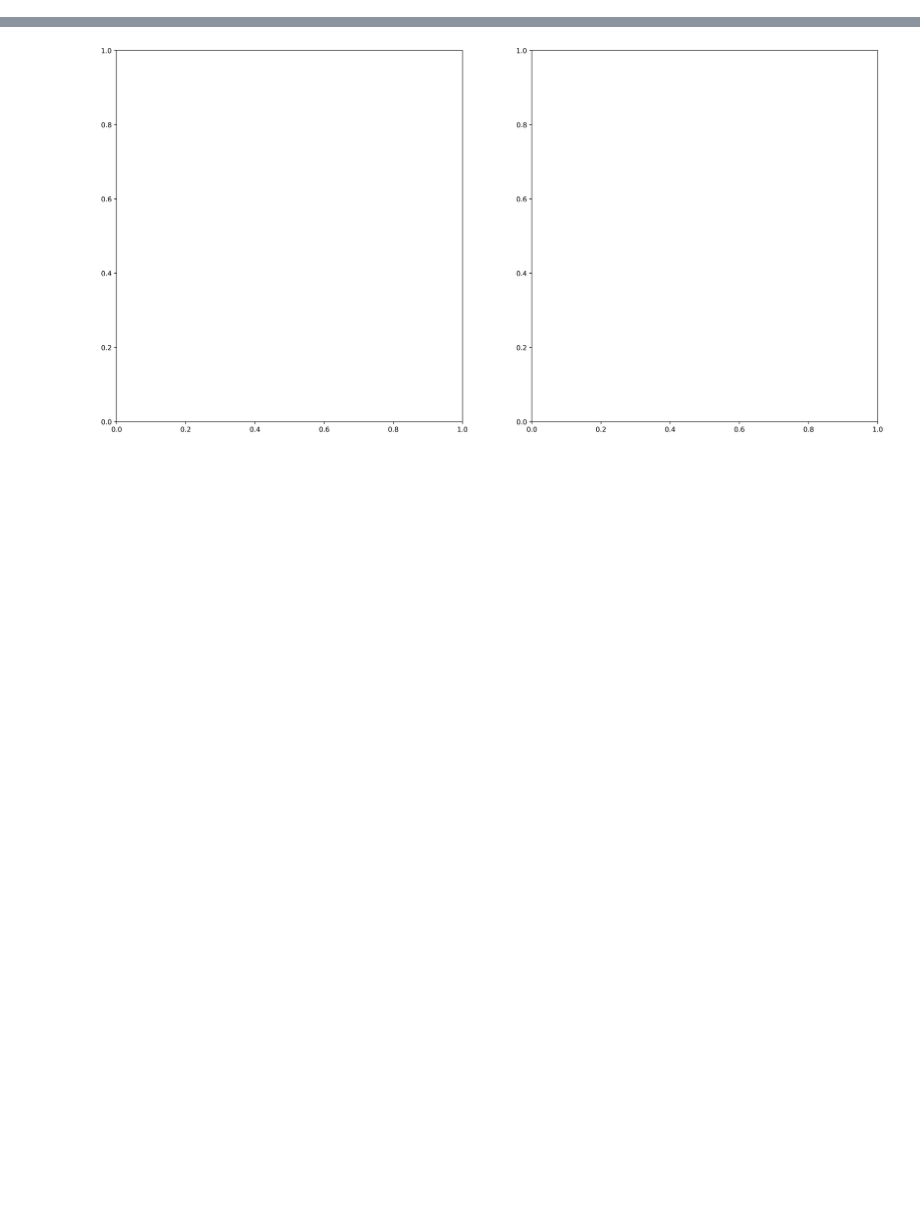
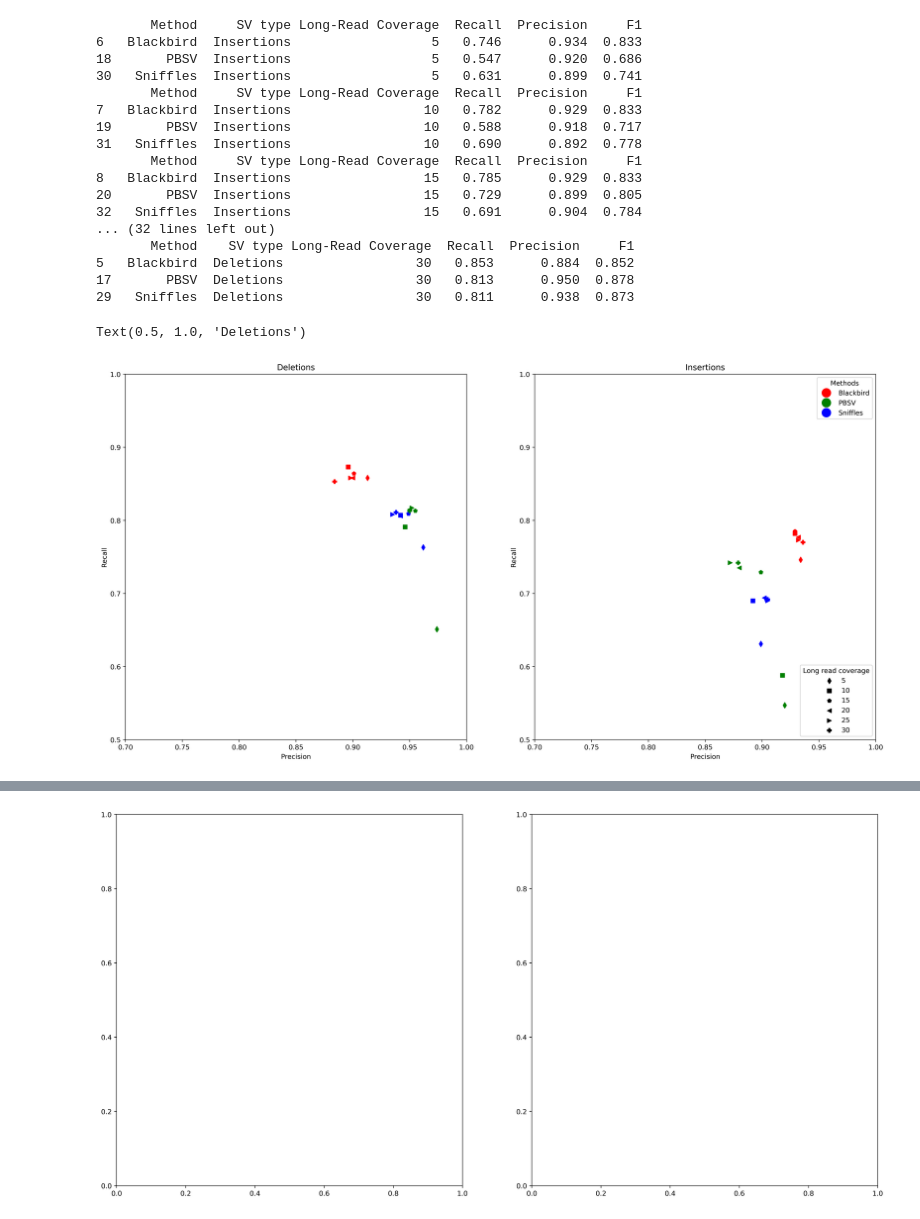
Before and after one commit to 1dayac/blackbird_supplementary, a Jupyter notebook: plots/draw_plots.ipynb, the cells around one changed output, grey strips where cells are left out. Cells and saved outputs as stored; diff of their text form; code cells hidden in the pictures; blank space fills up the shorter version.

Commit message:
Redo figure

```diff
--- a/plots/draw_plots.ipynb
+++ b/plots/draw_plots.ipynb
@@ -291,0 +284,78 @@ Sniffles
+# %%
+fig, axs = plt.subplots(1, 2, figsize =(20,10))
+font = {'family' : 'normal',
+        'size'   : 10}
+plt.rc('font', **font)
+plt.rcParams['figure.dpi'] = 400
+
+
+df_ins = df_long[(df_long["SV type"] == "Insertions")]
+df_del = df_long[(df_long["SV type"] == "Deletions")]
+colors = {'Blackbird' : 'red', 'Sniffles':'blue', "PBSV" : 'green'}
+marker = {5 : 'd', 10 : 's', 15 : 'p', 20 : '<', 25 : '>', 30 : 'P'}
+
+groups = df_ins.groupby("Long-Read Coverage")
+
+dd = {}
+for name, group in groups:
+    print(group)
+    #dd[name] = axs[1].scatter(group.Precision, group.Recall, marker = d[name], c = group["SV type"].map(colors), label = d[name])
+    dd[name] = axs[1].scatter(group.Precision, group.Recall, marker = marker[name], c = group["Method"].map(colors))
+axs[1].set_ylim((0.5,1))
+axs[1].set_xlim((0.7,1))
+axs[1].set_xlabel("Precision")
+axs[1].set_ylabel("Recall")
+axs[1].set_title("Insertions")
+from matplotlib.legend import Legend
+
+axs[1].legend((dd[5], dd[10], dd[15], dd[20], dd[25], dd[30]), ('5', '10', '15', '20', '25', '30'), title = "Long read coverage", loc='lower right')
+from matplotlib.lines import Line2D
+#axs[1].legend(('Blackbird', 'PBSV', 'Sniffles'), loc='upper right')
+legend_elements = [Line2D([0], [0], marker='o', color='w', label='Blackbird',
+                          markerfacecolor='red', markersize=15),
+                           Line2D([0], [0], marker='o', color='w', label='PBSV',
+                          markerfacecolor='g', markersize=15),
+                           Line2D([0], [0], marker='o', color='w', label='Sniffles',
+                          markerfacecolor='blue', markersize=15)]
+axs[1].add_artist(Legend(axs[1],title = "Methods", handles=legend_elements, labels = ["Blackbird", "PBSV", "Sniffles"], loc = 'upper right'))
+
+axs[1].get_legend().legendHandles[0].set_color('black')
+axs[1].get_legend().legendHandles[1].set_color('black')
+axs[1].get_legend().legendHandles[2].set_color('black')
+axs[1].get_legend().legendHandles[3].set_color('black')
+axs[1].get_legend().legendHandles[4].set_color('black')
+axs[1].get_legend().legendHandles[5].set_color('black')
+
+
+groups = df_del.groupby("Long-Read Coverage")
+
+dd = {}
+for name, group in groups:
+    print(group)
+    #dd[name] = axs[1].scatter(group.Precision, group.Recall, marker = d[name], c = group["SV type"].map(colors), label = d[name])
+    dd[name] = axs[0].scatter(group.Precision, group.Recall, marker = marker[name], c = group["Method"].map(colors))
+axs[0].set_ylim((0.5,1))
+axs[0].set_xlim((0.7,1))
+axs[0].set_xlabel("Precision")
+axs[0].set_ylabel("Recall")
+axs[0].set_title("Deletions")
+# %% [output]
+       Method     SV type Long-Read Coverage  Recall  Precision     F1
+6   Blackbird  Insertions                  5   0.746      0.934  0.833
+18       PBSV  Insertions                  5   0.547      0.920  0.686
+30   Sniffles  Insertions                  5   0.631      0.899  0.741
+       Method     SV type Long-Read Coverage  Recall  Precision     F1
+7   Blackbird  Insertions                 10   0.782      0.929  0.833
+19       PBSV  Insertions                 10   0.588      0.918  0.717
+31   Sniffles  Insertions                 10   0.690      0.892  0.778
+       Method     SV type Long-Read Coverage  Recall  Precision     F1
+8   Blackbird  Insertions                 15   0.785      0.929  0.833
+20       PBSV  Insertions                 15   0.729      0.899  0.805
+32   Sniffles  Insertions                 15   0.691      0.904  0.784
+... (32 lines left out)
+       Method    SV type Long-Read Coverage  Recall  Precision     F1
+5   Blackbird  Deletions                 30   0.853      0.884  0.852
+17       PBSV  Deletions                 30   0.813      0.950  0.878
+29   Sniffles  Deletions                 30   0.811      0.938  0.873
+Text(0.5, 1.0, 'Deletions')
+[figure, added]
```
Also changed, not shown: parts of 5 cells of this notebook.
